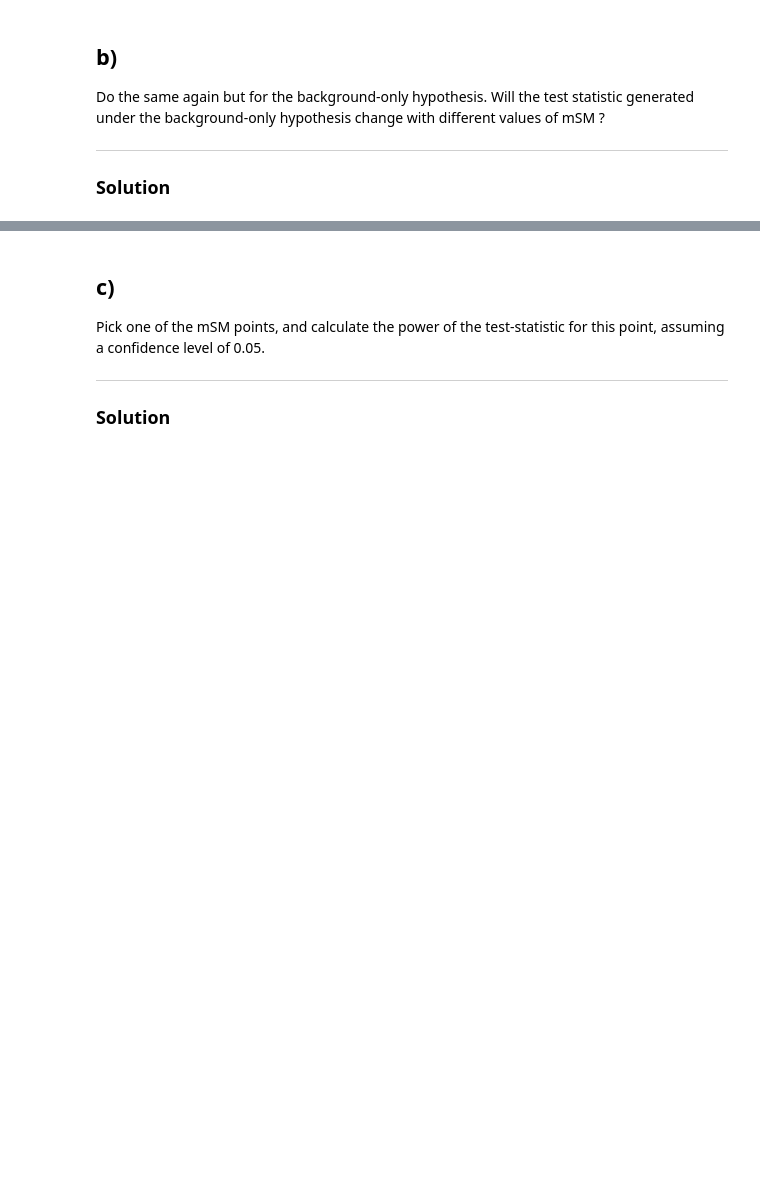
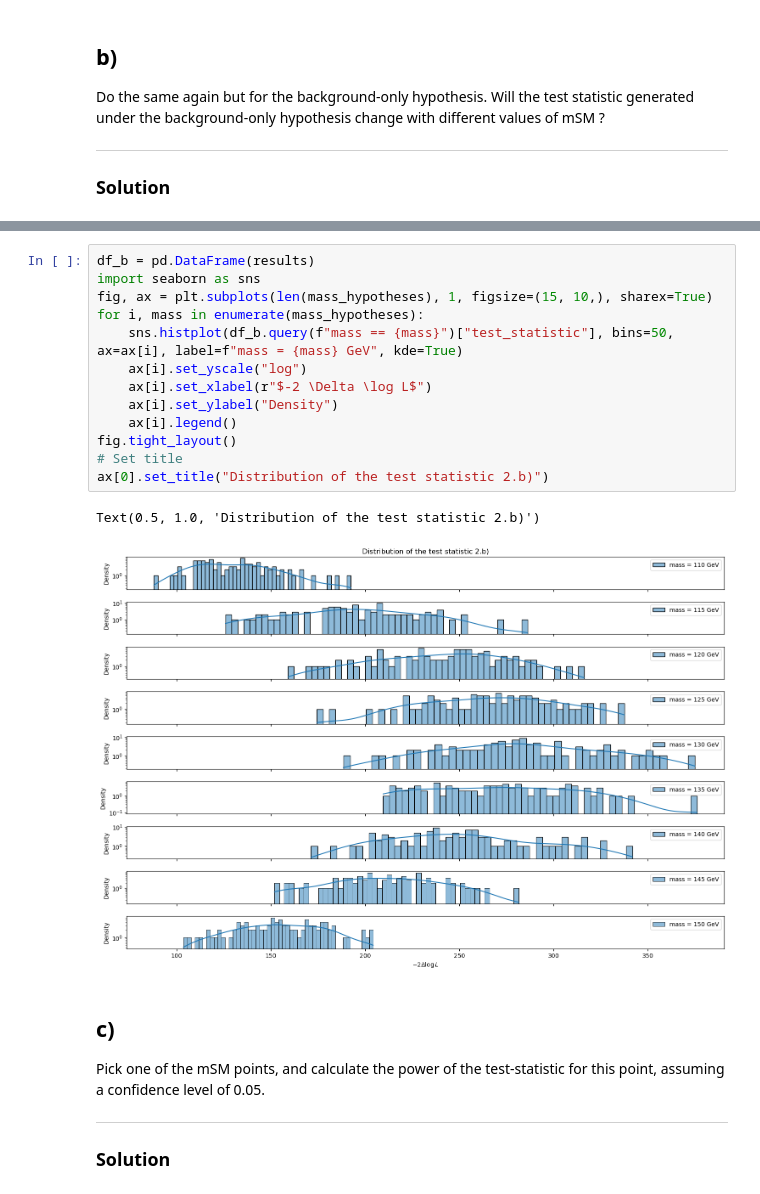
Before and after one commit to munozariasjm/PSet_Statistics-8_811, a Jupyter notebook: notebooks/02.ipynb, the cells around one changed output, grey strips where cells are left out. Drawn from its saved outputs; the diff is of its cells as text; blank space fills up the shorter version.

```diff
--- a/notebooks/02.ipynb
+++ b/notebooks/02.ipynb
@@ -162,3 +167,19 @@ plt.show()
+# %%
+df_b = pd.DataFrame(results)
+import seaborn as sns
+fig, ax = plt.subplots(len(mass_hypotheses), 1, figsize=(15, 10,), sharex=True)
+for i, mass in enumerate(mass_hypotheses):
+    sns.histplot(df_b.query(f"mass == {mass}")["test_statistic"], bins=50, ax=ax[i], label=f"mass = {mass} GeV", kde=True)
+    ax[i].set_yscale("log")
+    ax[i].set_xlabel(r"$-2 \Delta \log L$")
+    ax[i].set_ylabel("Density")
+    ax[i].legend()
+fig.tight_layout()
+# Set title
+ax[0].set_title("Distribution of the test statistic 2.b)")
+# %% [output]
+Text(0.5, 1.0, 'Distribution of the test statistic 2.b)')
+[figure, added]
 # %% [markdown]
 ## c)
 
```
Also changed, not shown: parts of 14 cells of this notebook, 6 other files.
